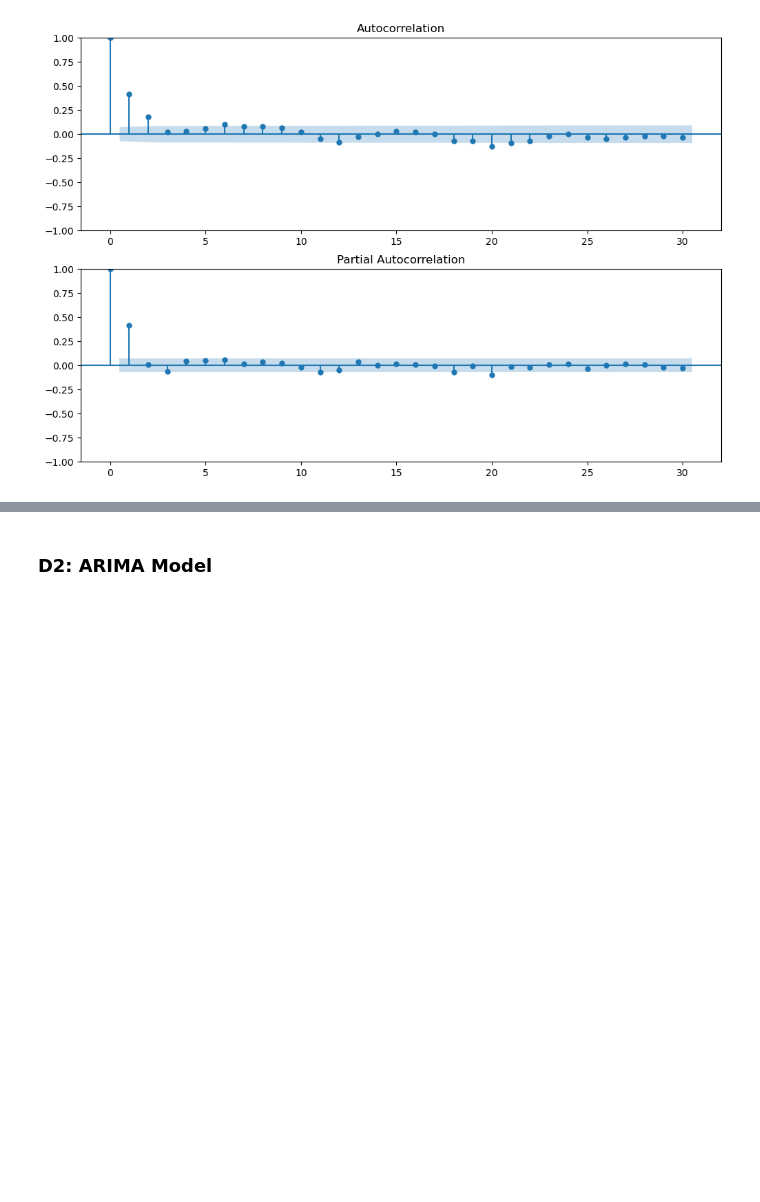
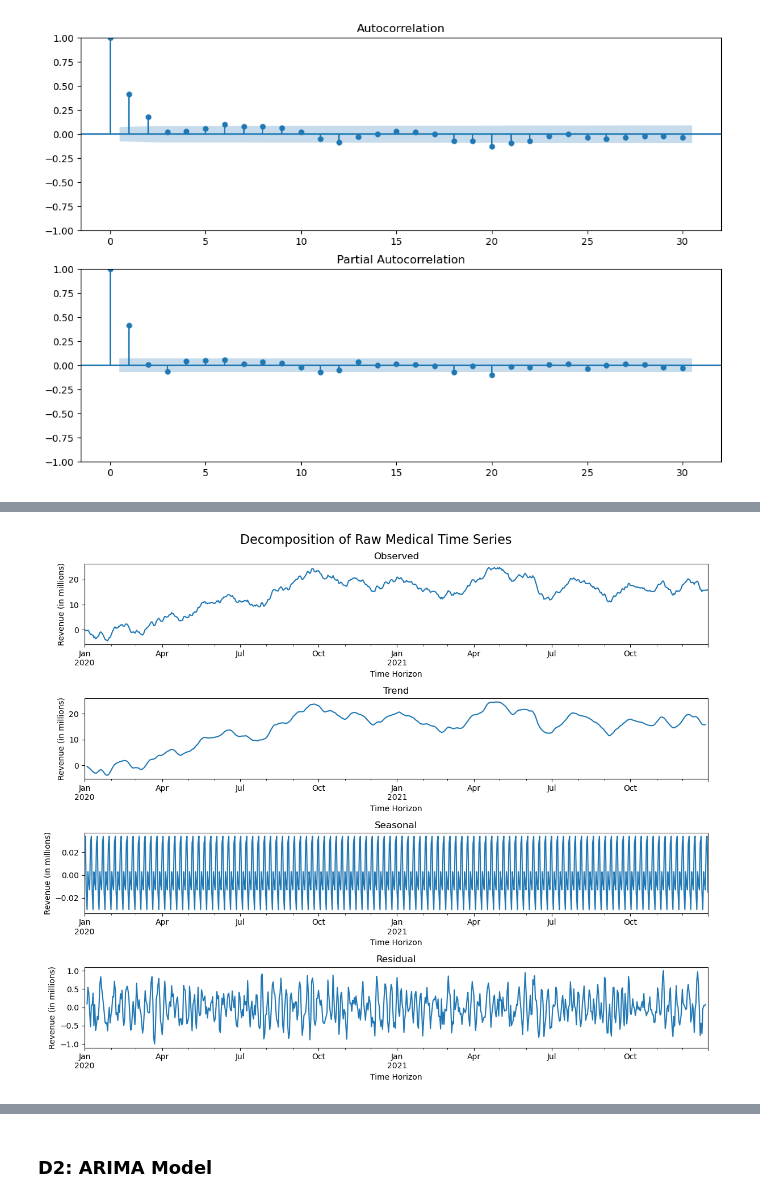
Before and after one commit to jtrawick/D213, a Jupyter notebook: Task1-Time_Series_Modeling/D213_task1.ipynb, the cells around one changed output, grey strips where cells are left out. Saved outputs shown, nothing was run; the diff lists cells and outputs as text; code cells hidden in the pictures; blank space fills up the shorter version.

```diff
--- a/Task1-Time_Series_Modeling/D213_task1.ipynb
+++ b/Task1-Time_Series_Modeling/D213_task1.ipynb
@@ -196,0 +224,20 @@ plt.show()
+# %%
+# Decompose the raw time series into trend, seasonal, and residual components and plot
+from statsmodels.tsa.seasonal import seasonal_decompose
+
+# Define function to generate decomposition plots
+def plot_decomposition(decomp, title, ylabel=None, xlabel=None, figsize=(12, 10)):
+    decomp = seasonal_decompose(decomp)
+    fig, (ax1, ax2, ax3, ax4) = plt.subplots(4, 1, figsize=(12, 10))
+    fig.suptitle(title, fontsize=16)
+    decomp.observed.plot(ax=ax1, title='Observed', ylabel=ylabel, xlabel=xlabel)
+    decomp.trend.plot(ax=ax2, title='Trend', ylabel=ylabel, xlabel=xlabel)
+    decomp.seasonal.plot(ax=ax3, title='Seasonal', ylabel=ylabel, xlabel=xlabel)
+    decomp.resid.plot(ax=ax4, title='Residual', ylabel=ylabel, xlabel=xlabel)
+    plt.tight_layout()
+    plt.show()
+# %%
+# Plot decomposition of raw time series
+plot_decomposition(df['Revenue'], ylabel='Revenue (in millions)', xlabel='Time Horizon', title='Decomposition of Raw Medical Time Series')
+# %% [output]
+[figure, added]
```
Also changed, not shown: parts of 24 cells of this notebook, 1 other file.
